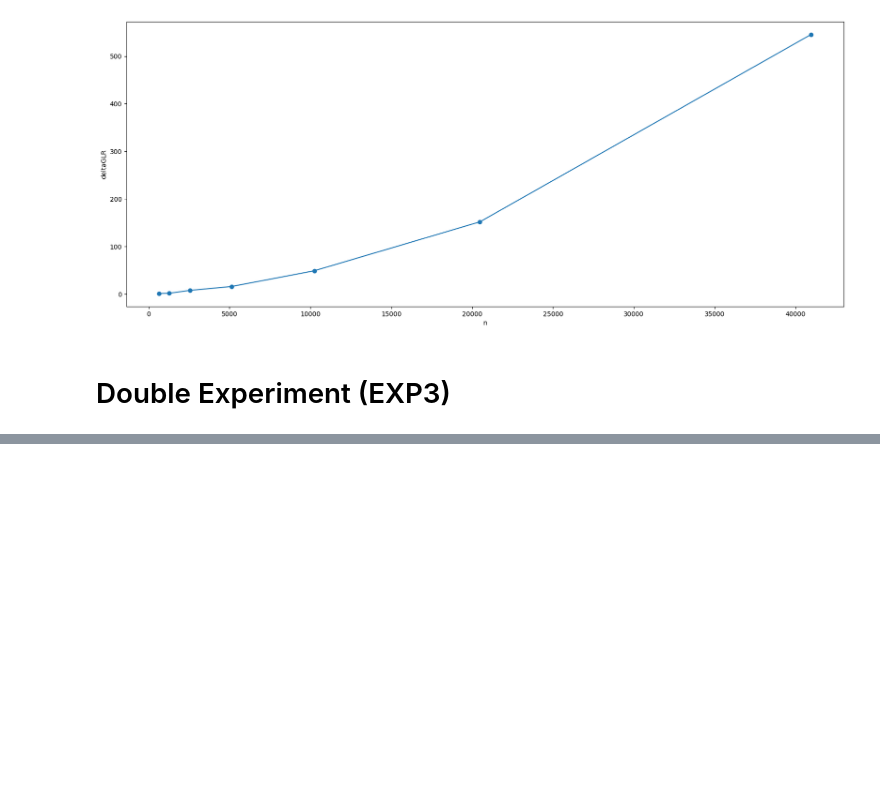
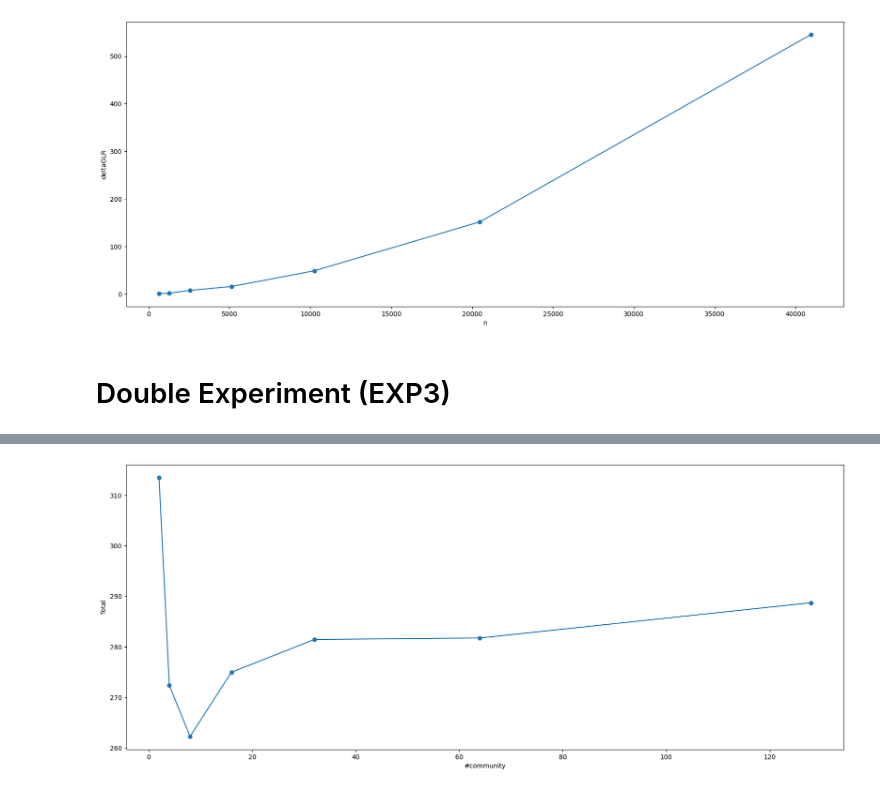
Before and after one commit to RobyBobby24/AlgorithmEngineering, a Jupyter notebook: analysis/double_experiment.ipynb, the cells around one changed output, grey strips where cells are left out. Saved outputs shown, nothing was run; the diff lists cells and outputs as text; code cells hidden in the pictures; blank space fills up the shorter version.

```diff
--- a/analysis/double_experiment.ipynb
+++ b/analysis/double_experiment.ipynb
@@ -395,0 +398,3 @@ plot_column(dexpnode_ten, ["deltaGLR"])
+# %%
+dexpcommunity = all_data[ all_data["Flag"] == "2expnodecommunity"]
+dexpcommunity = dexpcommunity[dexpcommunity["Code"] == programming_language]
@@ -395,0 +403,9 @@ plot_column(dexpnode_ten, ["deltaGLR"])
+# %%
+def get_number_community(partition_name):
+    partition_name = partition_name.split("/")[-1]
+    partition_id = partition_name[len("partition"):]
+    return int(partition_id)
+
+dexpcommunity["#community"] = dexpcommunity['Partition'].apply(get_number_community)
+dexpcommunity.set_index("#community", inplace=True)
+dexpcommunity.sort_index(inplace=True)
@@ -395,0 +436,4 @@ plot_column(dexpnode_ten, ["deltaGLR"])
+# %%
+plot_column(dexpcommunity, ["Total"])
+# %% [output]
+[figure, added]
```
Also changed, not shown: parts of 12 cells of this notebook.
